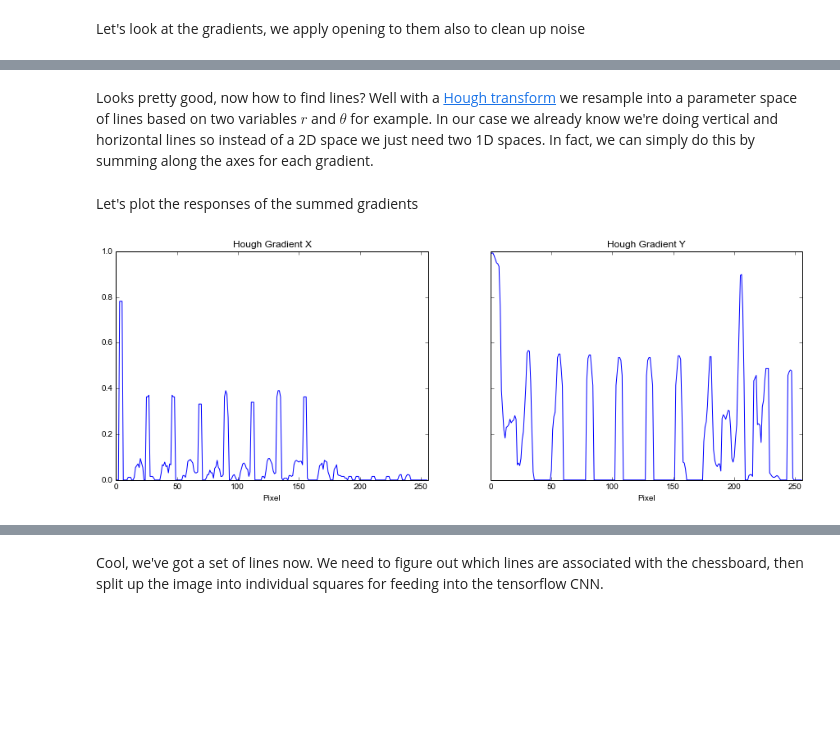
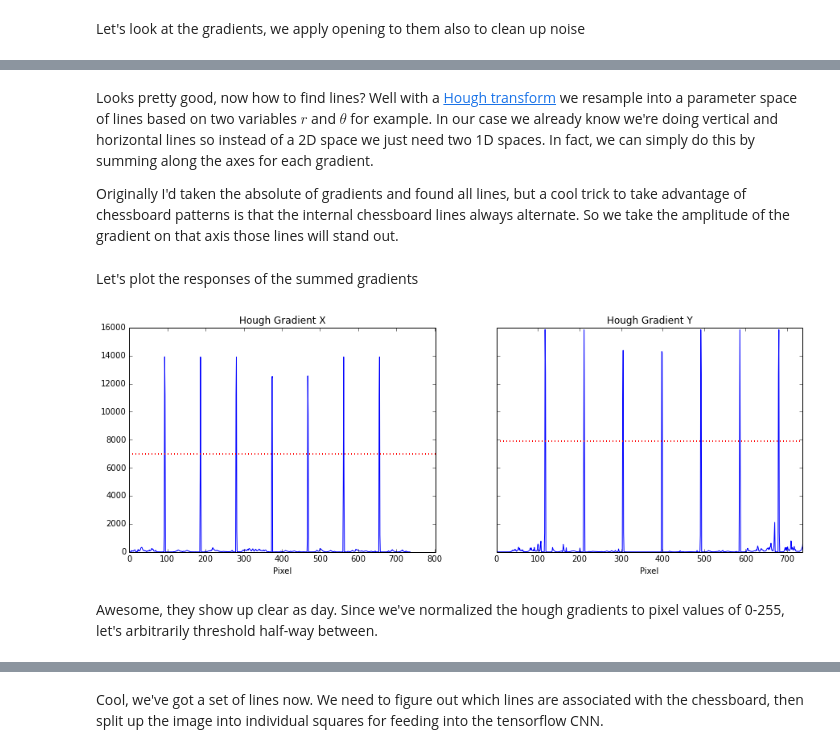
Before and after one commit to Elucidation/tensorflow_chessbot, a Jupyter notebook: tensorflow_chessbot.ipynb, the cells around one changed output, grey strips where cells are left out. Saved outputs shown, nothing was run; the diff lists cells and outputs as text; code cells hidden in the pictures; blank space fills up the shorter version.

```diff
--- a/tensorflow_chessbot.ipynb
+++ b/tensorflow_chessbot.ipynb
@@ -147,11 +162,11 @@ A = tf.Variable(a)
 # clamp into range 0-1
 # Dx = tf.clip_by_value(np.abs(gradientx(A)) - np.abs(gradienty(A)),
 #                       0., 1.)
-Dx = tf.clip_by_value((gradientx(A)),
-                      0., 1.)
+# Dy = tf.clip_by_value(np.abs(gradienty(A)) - np.abs(gradientx(A)),
+#                       0., 1.)
 
-Dy = tf.clip_by_value(np.abs(gradienty(A)) - np.abs(gradientx(A)),
-                      0., 1.)
+Dx = gradientx(A)
+Dy = gradienty(A)
 
 # Dxy = np.abs(gradientx(A) * gradienty(A))
 # Dc = np.abs(corners(A))
@@ -191,34 +184,42 @@ plt.plot(np.sum(xpos,axis=0)/256.0 * np.sum(-xneg,axis=0)/256.0,color='g')
 # %% [markdown]
 Looks pretty good, now how to find lines? Well with a [Hough transform](https://en.wikipedia.org/wiki/Hough_transform) we resample into a parameter space of lines based on two variables $r$ and $\theta$ for example. In our case we already know we're doing vertical and horizontal lines so instead of a 2D space we just need two 1D spaces. In fact, we can simply do this by summing along the axes for each gradient.
+
+Originally I'd taken the absolute of gradients and found all lines, but a cool trick to take advantage of chessboard patterns is that the internal chessboard lines always alternate. So we take the amplitude of the gradient on that axis those lines will stand out.
+# %%
+Dx_pos = tf.clip_by_value(Dx, 0., 255., name="dx_positive")
+Dx_neg = tf.clip_by_value(Dx, -255., 0., name='dx_negative')
+Dy_pos = tf.clip_by_value(Dy, 0., 255., name="dy_positive")
+Dy_neg = tf.clip_by_value(Dy, -255., 0., name='dy_negative')
 # %%
-hough_Dx = tf.matmul(np.ones([1,a.shape[0]], dtype=np.float32),
-                     opening(Dx)) / a.shape[0]
-
-hough_Dy = tf.matmul(opening(Dy),
-                     np.ones([a.shape[1],1], dtype=np.float32)
-                     ) / a.shape[1]
+hough_Dx = tf.reduce_sum(Dx_pos, 0) * tf.reduce_sum(-Dx_neg, 0) / (a.shape[0]*a.shape[0])
+hough_Dy = tf.reduce_sum(Dy_pos, 1) * tf.reduce_sum(-Dy_neg, 1) / (a.shape[1]*a.shape[1])
+# Normalized to 0-255*255=65025 range
 # %% [markdown]
 Let's plot the responses of the summed gradients
 # %%
 %matplotlib inline
 import matplotlib.pyplot as plt
 
 fig, (ax1, ax2) = plt.subplots(1,2,sharey=True, figsize=(15,5))
 
-peaks_x = hough_Dx.eval().flatten()
-#peaks_x[peaks_x < 0] = 0
-peaks_y = hough_Dy.eval().flatten()
-# peaks_y[peaks_y < 0] = 0
+# Arbitrarily choose half of max value as threshold, since they're such strong responses
+hough_Dx_thresh = tf.reduce_max(hough_Dx)/2
+hough_Dy_thresh = tf.reduce_max(hough_Dy)/2
 
-ax1.plot(peaks_x);
+ax1.plot(hough_Dx.eval());
+ax1.axhline(hough_Dx_thresh.eval(), lw=2,linestyle=':',color='r')
 ax1.set_title('Hough Gradient X')
 ax1.set_xlabel('Pixel')
-ax1.set_xlim(0,peaks_x.size)
-ax2.plot(peaks_y)
+ax1.set_xlim(0,a.shape[0])
+
+ax2.plot(hough_Dy.eval())
+ax2.axhline(hough_Dy_thresh.eval(), lw=2,linestyle=':',color='r')
 ax2.set_title('Hough Gradient Y')
-ax2.set_xlim(0,peaks_y.size)
+ax2.set_xlim(0,a.shape[1])
 ax2.set_xlabel('Pixel');
 # %% [output]
-[figure, old version]
+[figure, new version]
+# %% [markdown]
+Awesome, they show up clear as day. Since we've normalized the hough gradients to pixel values of 0-255, let's arbitrarily threshold half-way between.
 # %%
 # Blur
```
Also changed, not shown: parts of 13 cells of this notebook.
